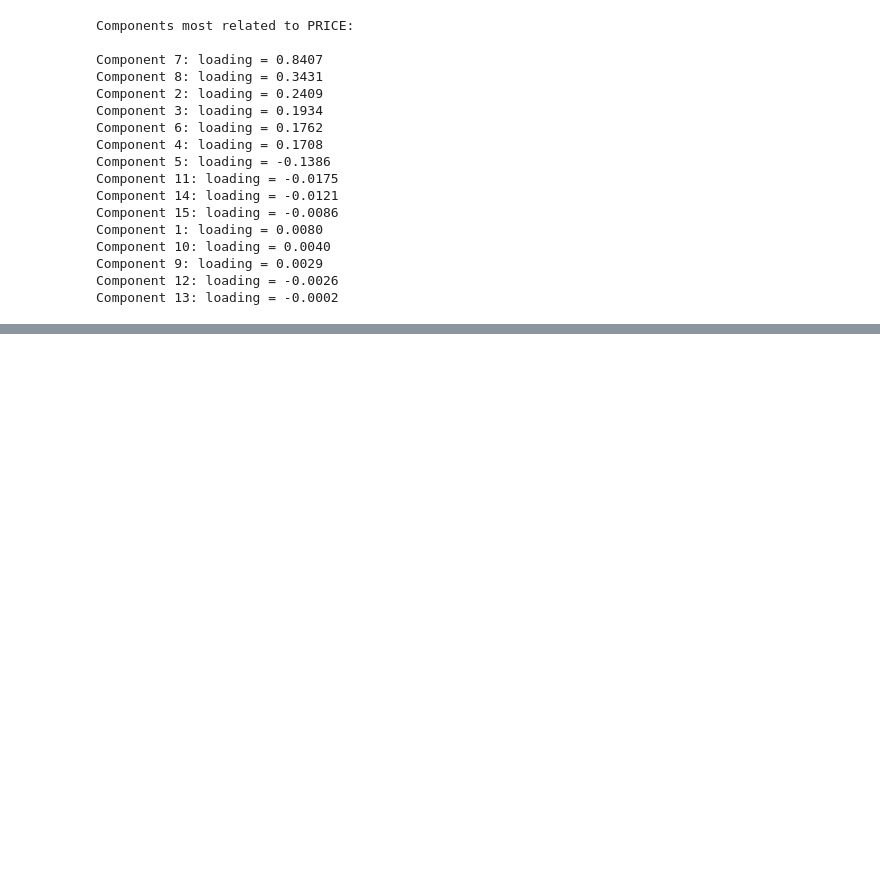
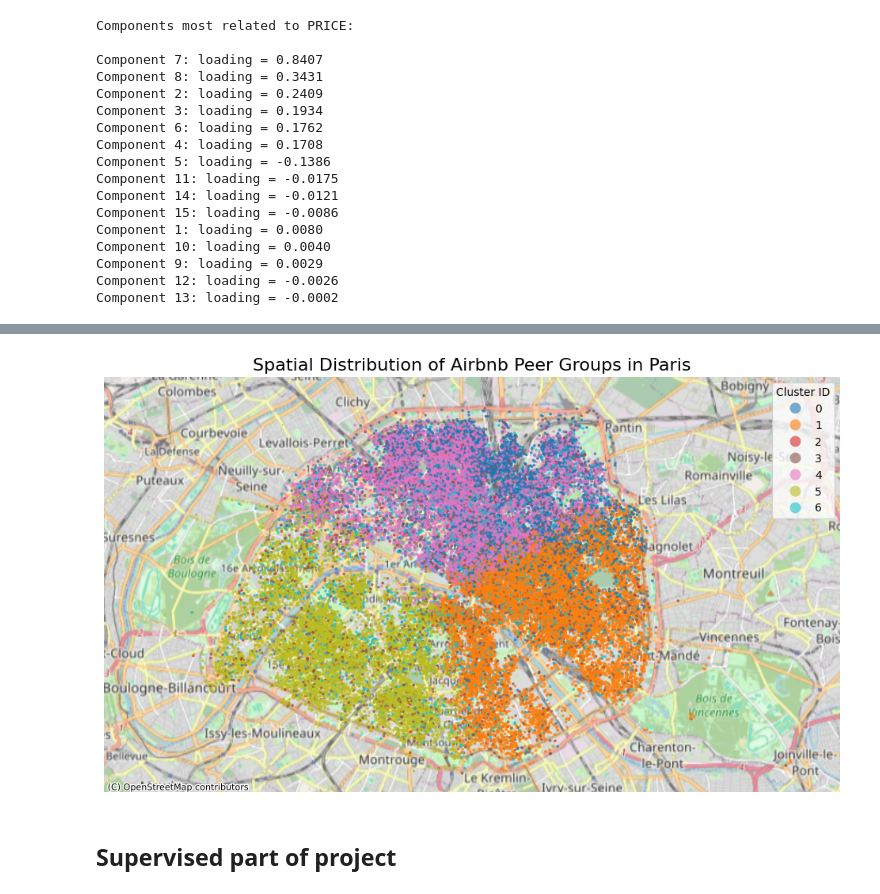
Before and after one commit to lucaszetterberg/Airbnb-Paris-Analysis, a Jupyter notebook: airbnb.ipynb, the cells around one changed output, grey strips where cells are left out. Cells and saved outputs as stored; diff of their text form; code cells hidden in the pictures; blank space fills up the shorter version.

```diff
--- a/airbnb.ipynb
+++ b/airbnb.ipynb
@@ -156,0 +241,13 @@ Component 13: loading = -0.0002
+# %%
+from sklearn.cluster import MiniBatchKMeans
+
+# Fit the final model
+kmeans_final = MiniBatchKMeans(n_clusters=7, random_state=42, batch_size=1024)
+df_cleaned['cluster_id'] = kmeans_final.fit_predict(X) # X is your normalized data
+# %%
+# Calculate mean and std price for each peer group
+cluster_stats = df_cleaned.groupby('cluster_id')['price'].agg(['mean', 'std']).reset_index()
+cluster_stats.columns = ['cluster_id', 'avg_price', 'std_price']
+
+# Merge these stats back to the main dataframe
+df_cleaned = df_cleaned.merge(cluster_stats, on='cluster_id')
@@ -156,0 +345,34 @@ Component 13: loading = -0.0002
+# %%
+import geopandas as gpd
+import contextily as ctx
+
+# Convert df_paris to a GeoDataFrame
+gdf = gpd.GeoDataFrame(
+    df_cleaned,
+    geometry=gpd.points_from_xy(df_cleaned.longitude, df_cleaned.latitude),
+    crs="EPSG:4326"
+)
+
+fig, ax = plt.subplots(figsize=(12, 12))
+
+gdf.plot(
+    ax=ax,
+    column='cluster_id',
+    categorical=True,
+    legend=True,
+    markersize=3,       # Keep points small so the map is visible
+    alpha=0.6,
+    cmap='tab10',
+    legend_kwds={'title': "Cluster ID", 'bbox_to_anchor': (1, 1)}
+)
+
+# Add the Paris background map
+ctx.add_basemap(ax, crs=gdf.crs.to_string(), source=ctx.providers.OpenStreetMap.Mapnik)
+
+ax.set_axis_off()
+plt.title("Spatial Distribution of Airbnb Peer Groups in Paris", fontsize=16)
+plt.show()
+# %% [output]
+[figure, added]
+# %% [markdown]
+## **Supervised part of project**
```
Also changed, not shown: parts of 11 cells of this notebook.
